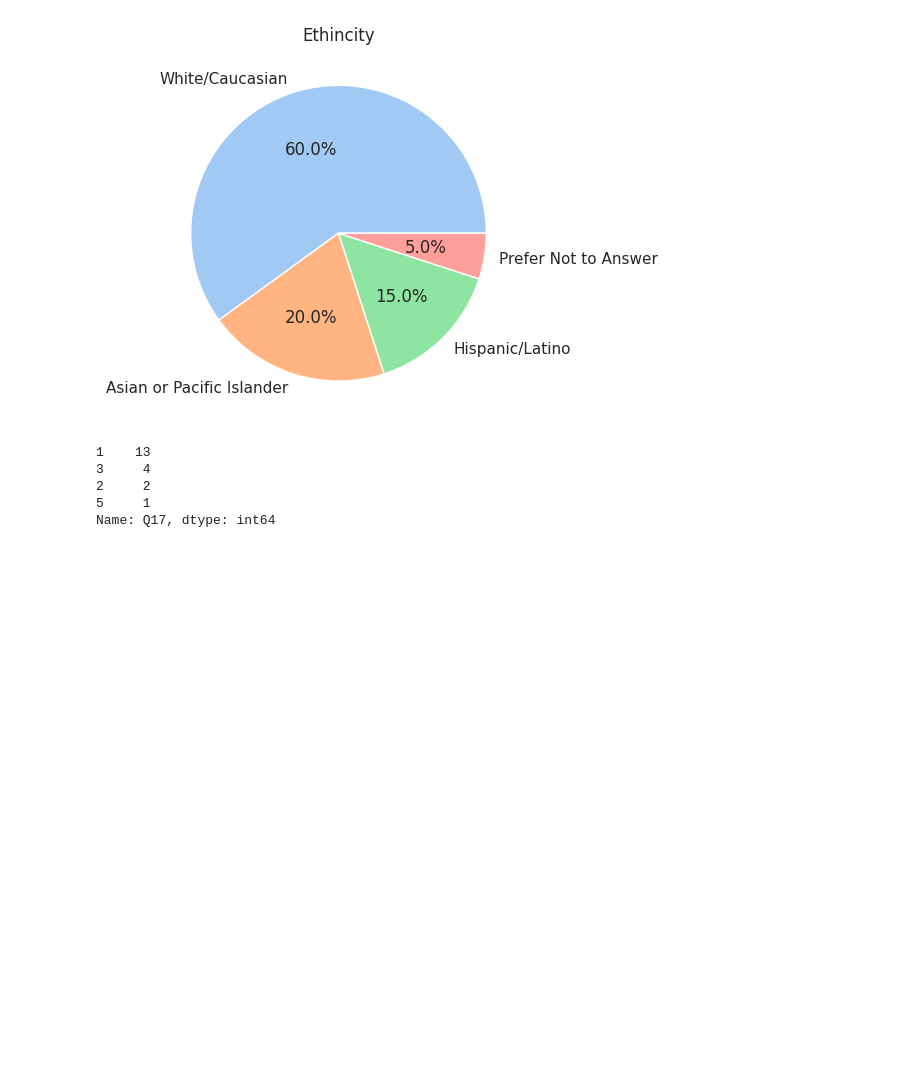
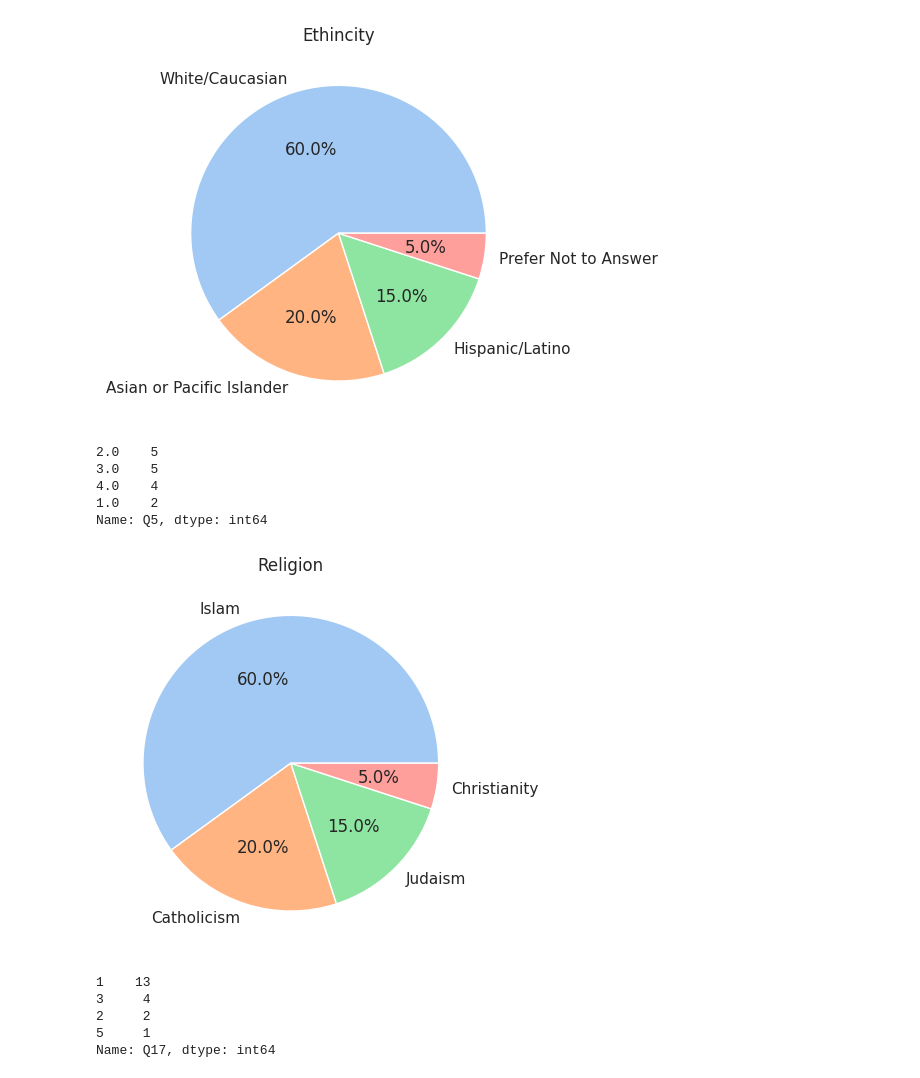
Before and after one commit to lozo6/slp-survey-analytics, a Jupyter notebook: visual.ipynb, the cells around one changed output. Drawn from its saved outputs; the diff is of its cells as text; code cells hidden in the pictures; blank space fills up the shorter version.

```diff
--- a/visual.ipynb
+++ b/visual.ipynb
@@ -38,5 +38,21 @@ plt.savefig('images/parent-ethnicity')
 # %% [output]
 [figure]
+# %%
+religion = df['Q5'].value_counts()
+religion
+# %% [output]
+2.0    5
+3.0    5
+4.0    4
+1.0    2
+Name: Q5, dtype: int64
+# %%
+labels_e = ['Islam', 'Catholicism', 'Judaism', 'Christianity']
+plt.pie(ethnicity_df, labels=labels_e, colors=sns.color_palette('pastel'), autopct='%1.1f%%')
+plt.title('Religion')
+plt.savefig('images/parent-religions.png')
+# %% [output]
+[figure, added]
 # %%
 children_count = df['Q17'].value_counts()
 children_count
```
Also changed, not shown: parts of 3 cells of this notebook, 1 other file.
